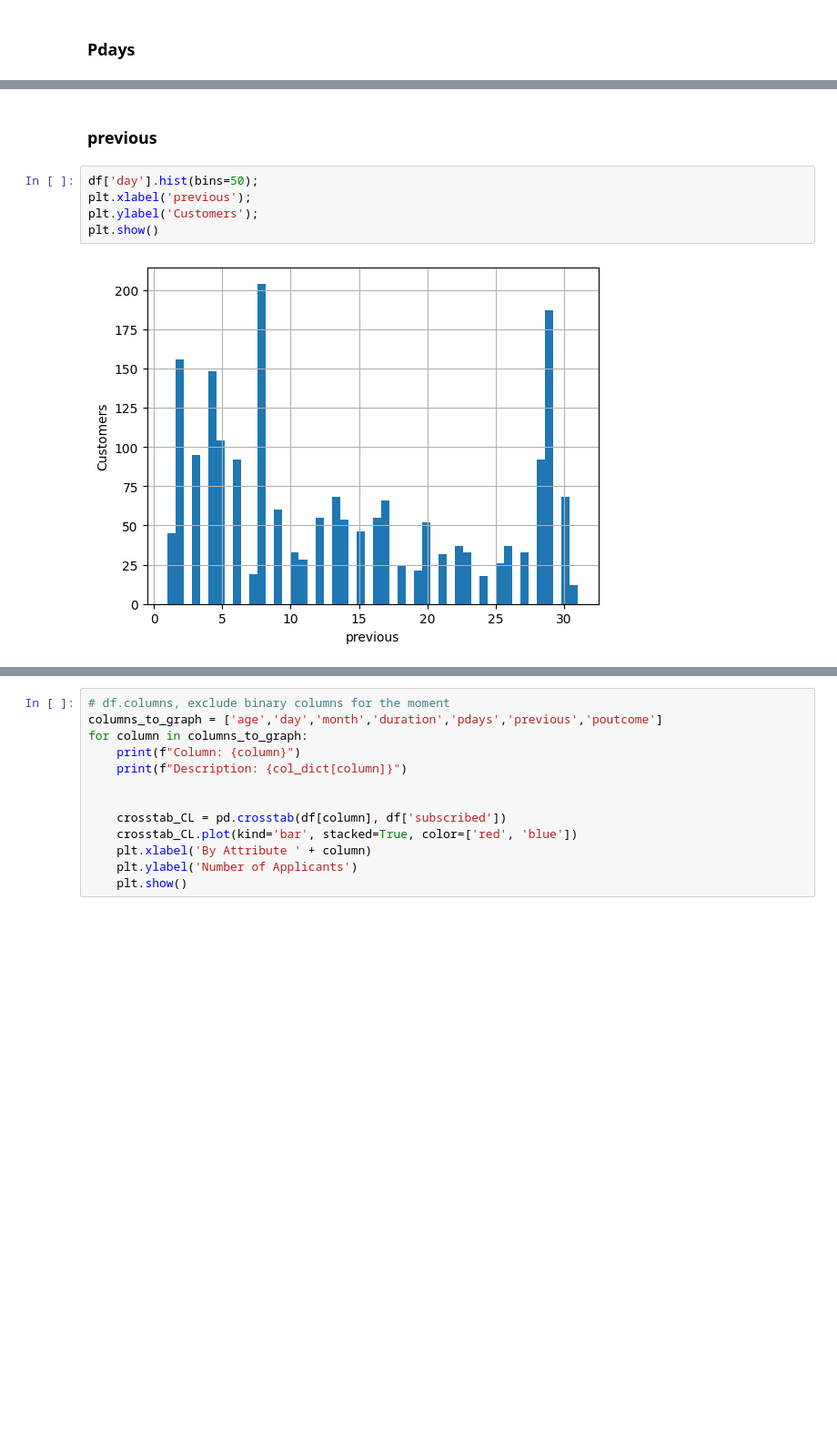
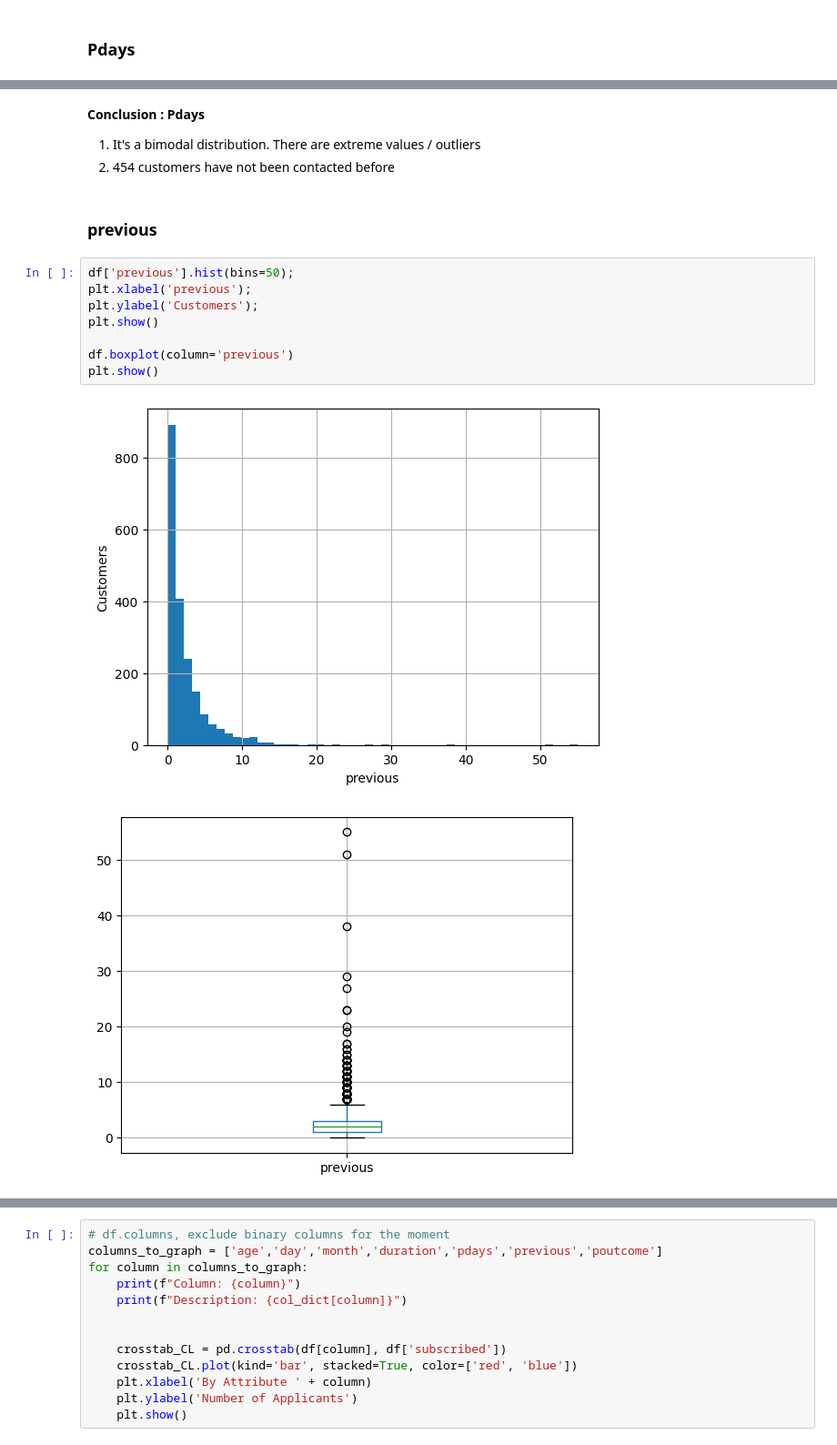
Before and after one commit to qaz73/ULAssignment-1, a Jupyter notebook: etivity1.ipynb, the cells around one changed output, grey strips where cells are left out. Shown at 91% size. Drawn from its saved outputs; the diff is of its cells as text; blank space fills up the shorter version.

```diff
--- a/etivity1.ipynb
+++ b/etivity1.ipynb
@@ -317,9 +368,17 @@ plt.show()
+# %% [markdown]
+**Conclusion : Pdays**
+1. It's a bimodal distribution.  There are extreme values / outliers
+1. 454 customers have not been contacted before
 # %% [markdown]
 ### previous
 # %%
-df['day'].hist(bins=50);
+df['previous'].hist(bins=50);
 plt.xlabel('previous');
 plt.ylabel('Customers');
 plt.show()
+
+df.boxplot(column='previous')
+plt.show()
 # %% [output]
-[figure, old version]
+[figure, new version]
+[figure, added]
```
Also changed, not shown: parts of 9 cells of this notebook.
